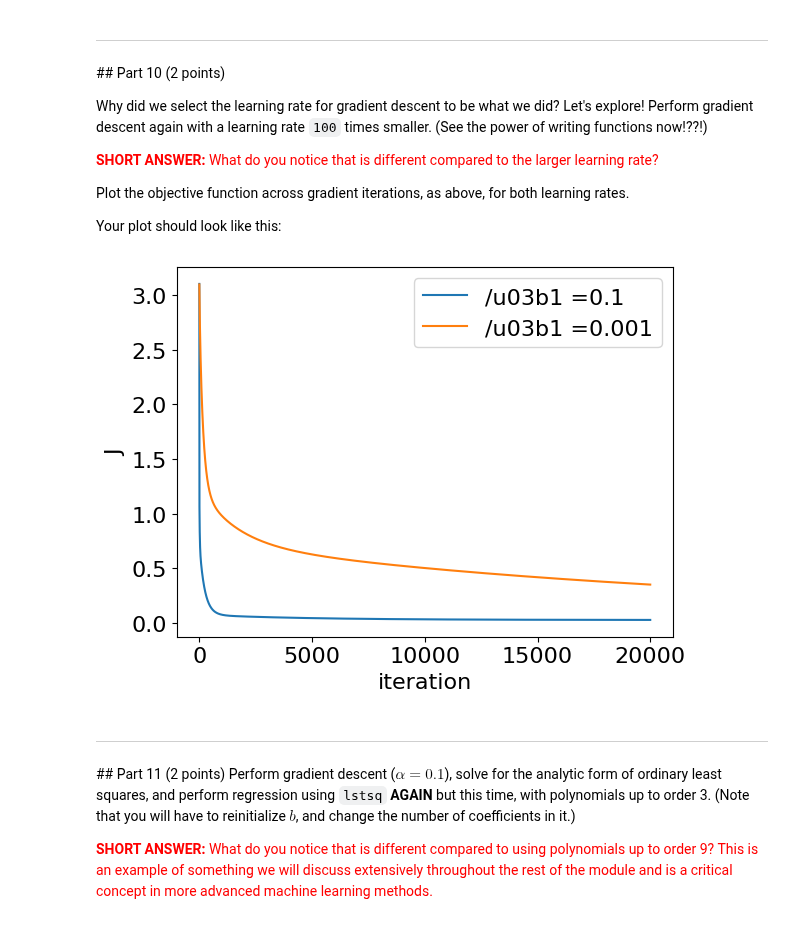
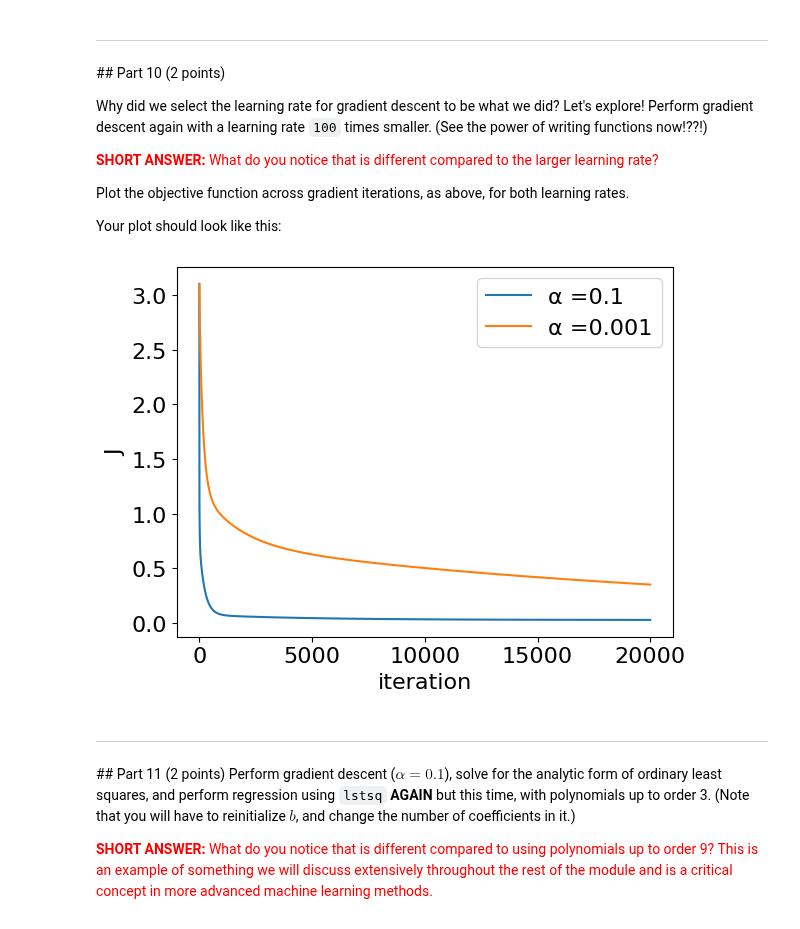
Before and after one commit to Urvi-M/BE559, a Jupyter notebook: Homework2_part1_v2.ipynb, the cells around one changed output. Drawn from its saved outputs; the diff is of its cells as text; code cells hidden in the pictures.

```diff
--- a/Homework2_part1_v2.ipynb
+++ b/Homework2_part1_v2.ipynb
@@ -393,26 +392,26 @@ Your plot should look like this:
 # %%
 a = 0.001
 steps = np.arange(0,20000)
 b = [[0]*n]*len(steps) #2000x10
 b[0] = b0
 dJ = [[0]*n]*len(steps)
 J_100 = [0]*len(steps)
 J_100[0] =J0
 for i in steps-1:
   dJ[i] = (gradient(t,x,b[i]))
   b[i+1] = b[i] -a*(dJ[i])
   J_100[i+1] = ssd(x,b[i+1],t)
 B=np.array(b[-1])
 # print(B)
 
-plt.plot(steps,J,label='/u03b1 =0.1')
-plt.plot(steps,J_100,label='/u03b1 =0.001')
+plt.plot(steps,J,label='\u03B1 =0.1')
+plt.plot(steps,J_100,label='\u03B1 =0.001')
 plt.xlabel('iteration')
 plt.ylabel('J')
 plt.legend()
 plt.show()
 # %% [output]
-[figure, old version]
+[figure, new version]
 # %% [markdown]
 ---
 ## Part 11 (2 points)
```
Also changed, not shown: parts of 1 cell of this notebook.
